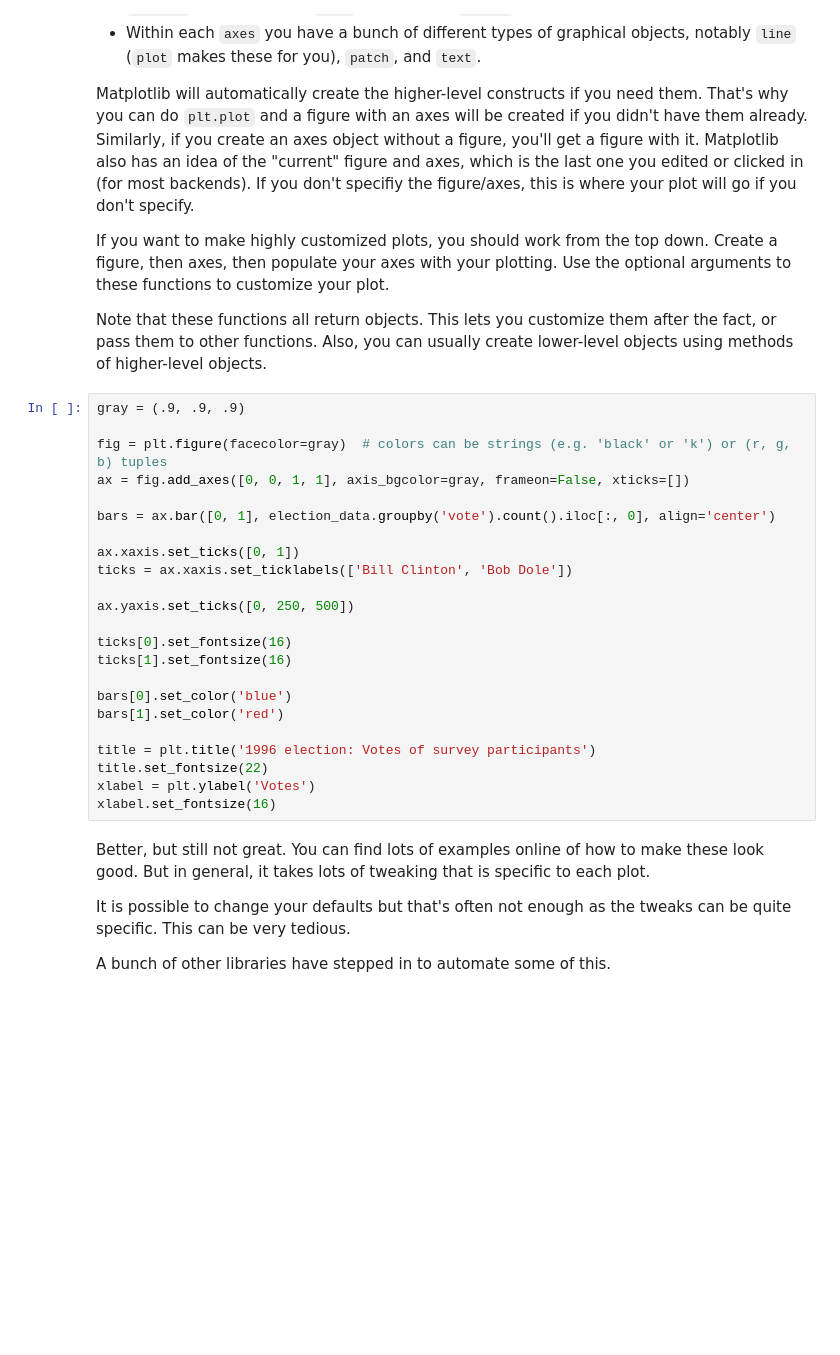
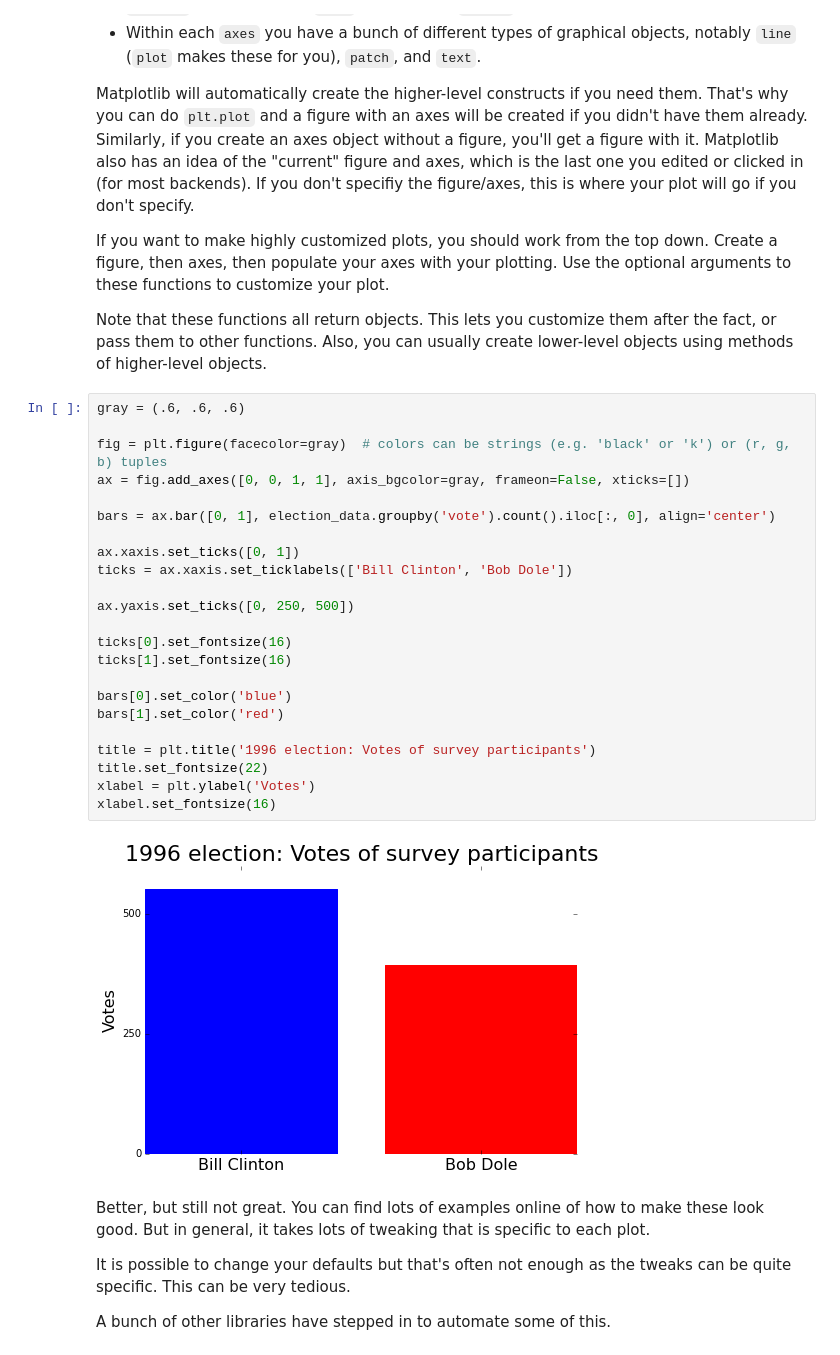
Before and after one commit to hsharrison/open-source-science-workshop, a Jupyter notebook: sessions/2014-07-10/2-advanced-plotting.ipynb, the cells around one changed output. Cells and saved outputs as stored; diff of their text form; blank space fills up the shorter version.

```diff
--- a/sessions/2014-07-10/2-advanced-plotting.ipynb
+++ b/sessions/2014-07-10/2-advanced-plotting.ipynb
@@ -101,28 +131,30 @@ Note that these functions all return objects.
 This lets you customize them after the fact, or pass them to other functions.
 Also, you can usually create lower-level objects using methods of higher-level objects.
 # %%
-gray = (.9, .9, .9)
+gray = (.6, .6, .6)
 
 fig = plt.figure(facecolor=gray)  # colors can be strings (e.g. 'black' or 'k') or (r, g, b) tuples
 ax = fig.add_axes([0, 0, 1, 1], axis_bgcolor=gray, frameon=False, xticks=[])
 
 bars = ax.bar([0, 1], election_data.groupby('vote').count().iloc[:, 0], align='center')
 
 ax.xaxis.set_ticks([0, 1])
 ticks = ax.xaxis.set_ticklabels(['Bill Clinton', 'Bob Dole'])
 
 ax.yaxis.set_ticks([0, 250, 500])
 
 ticks[0].set_fontsize(16)
 ticks[1].set_fontsize(16)
 
 bars[0].set_color('blue')
 bars[1].set_color('red')
 
 title = plt.title('1996 election: Votes of survey participants')
 title.set_fontsize(22)
 xlabel = plt.ylabel('Votes')
 xlabel.set_fontsize(16)
+# %% [output]
+[figure, added]
 # %% [markdown]
 Better, but still not great.
 You can find lots of examples online of how to make these look good.
```
Also changed, not shown: parts of 52 cells of this notebook, 1 other file.
